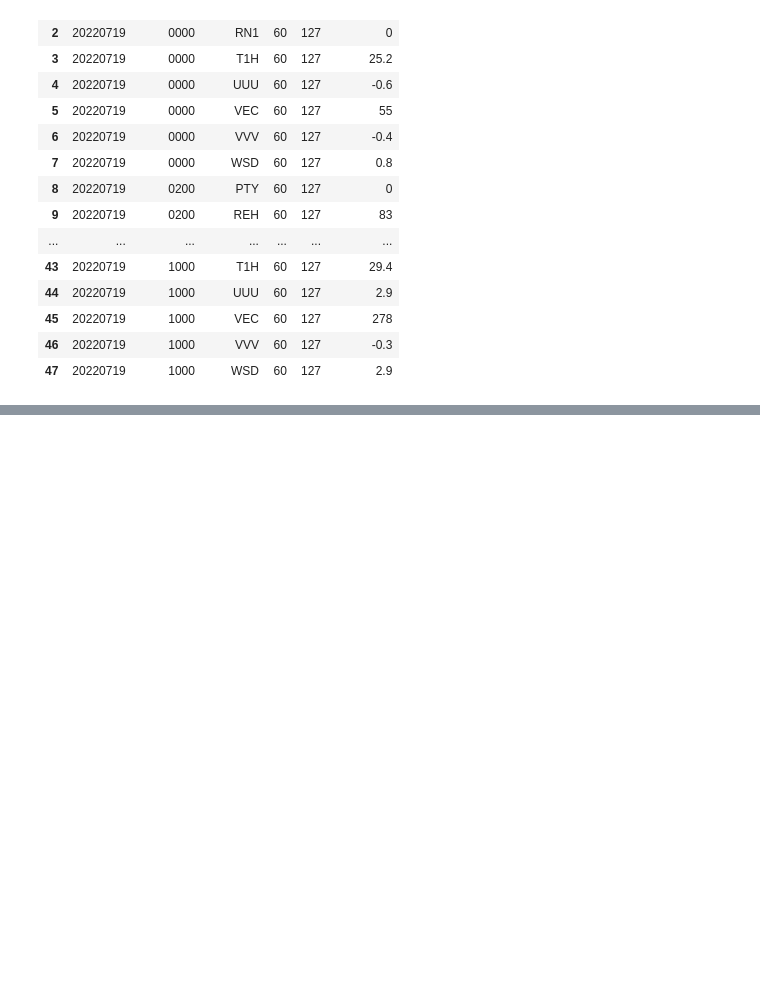
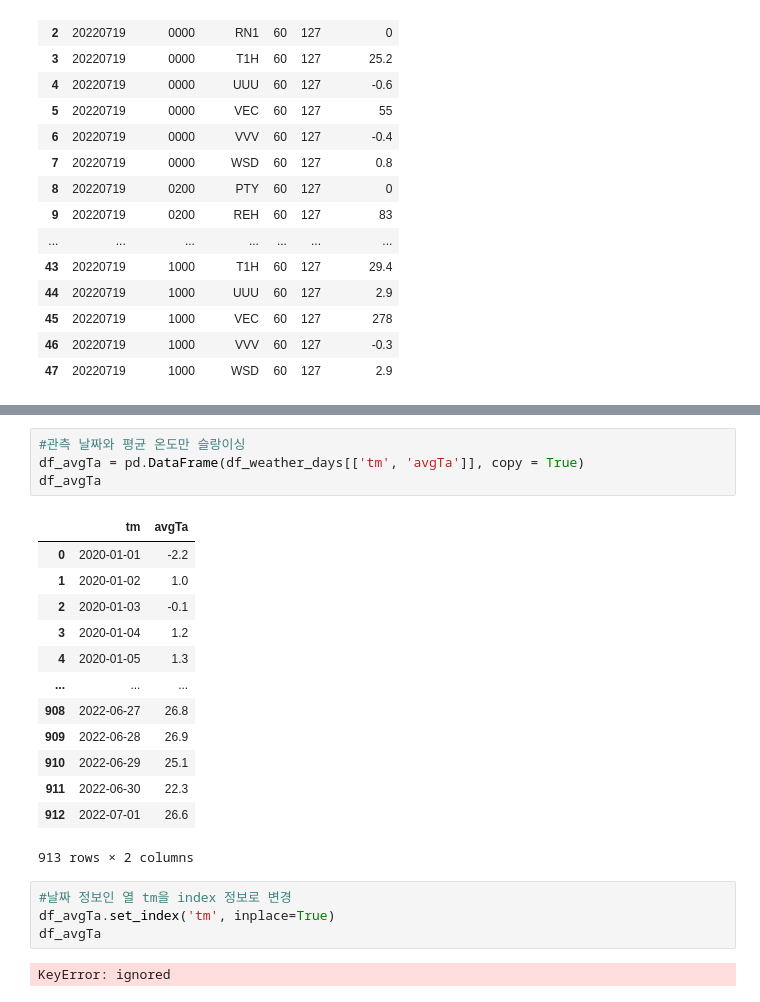
Before and after one commit to NohJangHyun/2022-DataCampus, a Jupyter notebook: 3. 데이터 처리 분석/7.19 JSON과 공공데이터 실습.ipynb, the cells around one changed output, grey strips where cells are left out. Saved outputs shown, nothing was run; the diff lists cells and outputs as text; blank space fills up the shorter version.

```diff
--- a/3. 데이터 처리 분석/7.19 JSON과 공공데이터 실습.ipynb
+++ b/3. 데이터 처리 분석/7.19 JSON과 공공데이터 실습.ipynb
@@ -187,0 +223,24 @@ df_weather
+# %%
+#관측 날짜와 평균 온도만 슬랑이싱
+df_avgTa = pd.DataFrame(df_weather_days[['tm', 'avgTa']], copy = True)
+df_avgTa
+# %% [output]
+|  | tm | avgTa |
+| 0 | 2020-01-01 | -2.2 |
+| 1 | 2020-01-02 | 1.0 |
+| 2 | 2020-01-03 | -0.1 |
+| 3 | 2020-01-04 | 1.2 |
+| 4 | 2020-01-05 | 1.3 |
+| ... | ... | ... |
+| 908 | 2022-06-27 | 26.8 |
+| 909 | 2022-06-28 | 26.9 |
+| 910 | 2022-06-29 | 25.1 |
+| 911 | 2022-06-30 | 22.3 |
+| 912 | 2022-07-01 | 26.6 |
+913 rows × 2 columns
+# %%
+#날짜 정보인 열 tm을 index 정보로 변경
+df_avgTa.set_index('tm', inplace=True)
+df_avgTa
+# %% [output]
+KeyError: ignored
```
Also changed, not shown: parts of 8 cells of this notebook.
